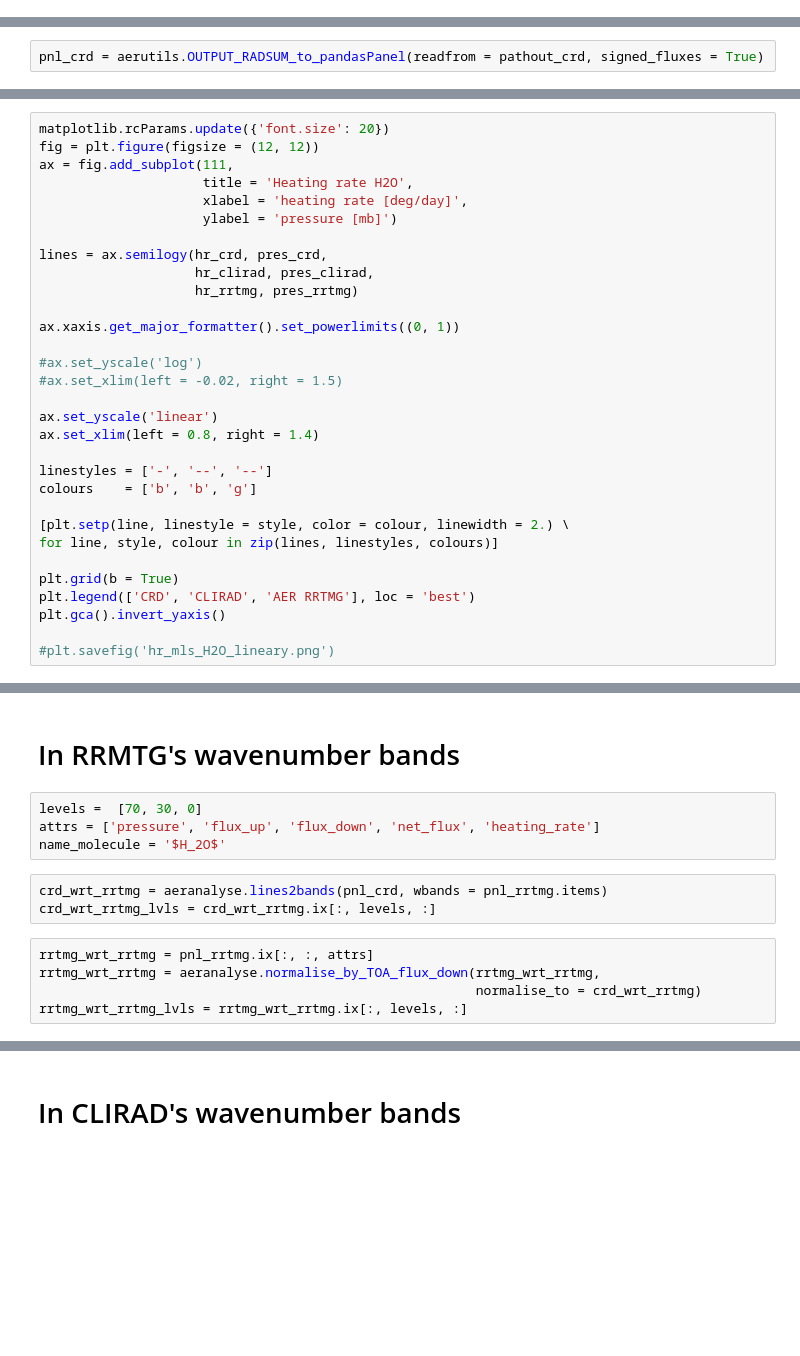
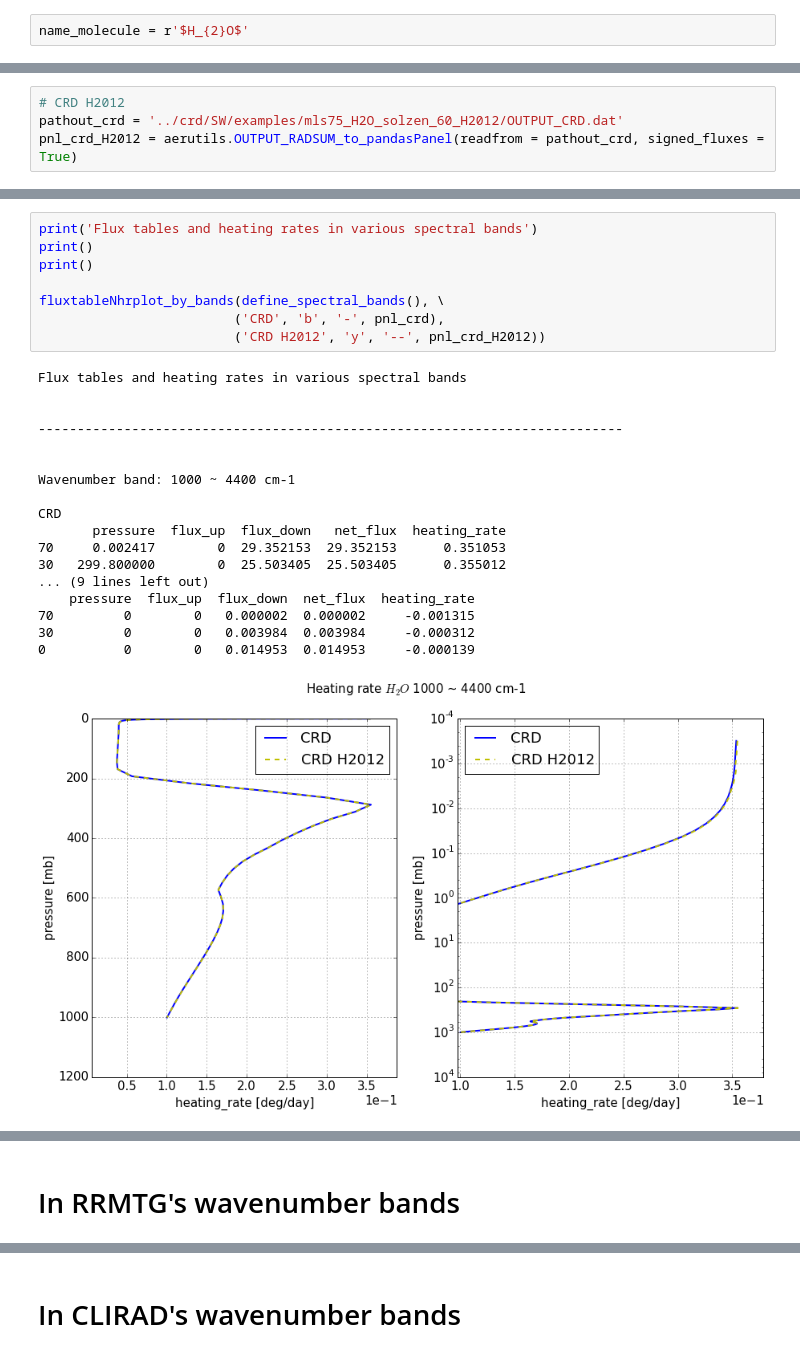
Before and after one commit to qAp/offline_radiation_notebooks, a Jupyter notebook: shortwave_mls_H2O.ipynb, the cells around one changed output, grey strips where cells are left out. Saved outputs shown, nothing was run; the diff lists cells and outputs as text; blank space fills up the shorter version.

```diff
--- a/shortwave_mls_H2O.ipynb
+++ b/shortwave_mls_H2O.ipynb
@@ -41 +38,3 @@ Populating the interactive namespace from numpy and matplotlib
+# %%
+name_molecule = r'$H_{2}O$'
 # %%
@@ -43,2 +46,4 @@ pathout_crd = '/nuwa_cluster/home/jackyu/radiation/crd/SW/examples/mls75_H2O/OUT
 # %%
-pnl_crd = aerutils.OUTPUT_RADSUM_to_pandasPanel(readfrom = pathout_crd, signed_fluxes = True)
+# CRD H2012
+pathout_crd = '../crd/SW/examples/mls75_H2O_solzen_60_H2012/OUTPUT_CRD.dat'
+pnl_crd_H2012 = aerutils.OUTPUT_RADSUM_to_pandasPanel(readfrom = pathout_crd, signed_fluxes = True)
@@ -114,31 +57,0 @@ plt.gca().invert_yaxis()
-# %%
-matplotlib.rcParams.update({'font.size': 20})
-fig = plt.figure(figsize = (12, 12))
-ax = fig.add_subplot(111,
-                     title = 'Heating rate H2O',
-                     xlabel = 'heating rate [deg/day]',
-                     ylabel = 'pressure [mb]')
-
-lines = ax.semilogy(hr_crd, pres_crd,
-                    hr_clirad, pres_clirad,
-                    hr_rrtmg, pres_rrtmg)
-
-ax.xaxis.get_major_formatter().set_powerlimits((0, 1))
-
-#ax.set_yscale('log')
-#ax.set_xlim(left = -0.02, right = 1.5)
-
-ax.set_yscale('linear')
-ax.set_xlim(left = 0.8, right = 1.4)
-
-linestyles = ['-', '--', '--']
-colours    = ['b', 'b', 'g']
-
-[plt.setp(line, linestyle = style, color = colour, linewidth = 2.) \
-for line, style, colour in zip(lines, linestyles, colours)]
-
-plt.grid(b = True)
-plt.legend(['CRD', 'CLIRAD', 'AER RRTMG'], loc = 'best')
-plt.gca().invert_yaxis()
-
-#plt.savefig('hr_mls_H2O_lineary.png')
@@ -146,0 +171,27 @@ plt.gca().invert_yaxis()
+# %%
+print('Flux tables and heating rates in various spectral bands')
+print()
+print()
+
+fluxtableNhrplot_by_bands(define_spectral_bands(), \
+                         ('CRD', 'b', '-', pnl_crd),
+                         ('CRD H2012', 'y', '--', pnl_crd_H2012))
+# %% [output]
+Flux tables and heating rates in various spectral bands
+
+
+---------------------------------------------------------------------------
+
+
+Wavenumber band: 1000 ~ 4400 cm-1
+
+CRD
+       pressure  flux_up  flux_down   net_flux  heating_rate
+70     0.002417        0  29.352153  29.352153      0.351053
+30   299.800000        0  25.503405  25.503405      0.355012
+... (9 lines left out)
+    pressure  flux_up  flux_down  net_flux  heating_rate
+70         0        0   0.000002  0.000002     -0.001315
+30         0        0   0.003984  0.003984     -0.000312
+0          0        0   0.014953  0.014953     -0.000139
+[figure, added]
@@ -147,14 +270,2 @@ plt.gca().invert_yaxis()
 # %% [markdown]
 # In RRMTG's wavenumber bands
-# %%
-levels =  [70, 30, 0]
-attrs = ['pressure', 'flux_up', 'flux_down', 'net_flux', 'heating_rate']
-name_molecule = '$H_2O$'
-# %%
-crd_wrt_rrtmg = aeranalyse.lines2bands(pnl_crd, wbands = pnl_rrtmg.items)
-crd_wrt_rrtmg_lvls = crd_wrt_rrtmg.ix[:, levels, :]
-# %%
-rrtmg_wrt_rrtmg = pnl_rrtmg.ix[:, :, attrs]
-rrtmg_wrt_rrtmg = aeranalyse.normalise_by_TOA_flux_down(rrtmg_wrt_rrtmg,
-                                                        normalise_to = crd_wrt_rrtmg)
-rrtmg_wrt_rrtmg_lvls = rrtmg_wrt_rrtmg.ix[:, levels, :]
```
Also changed, not shown: parts of 29 cells of this notebook, 1 other file.
